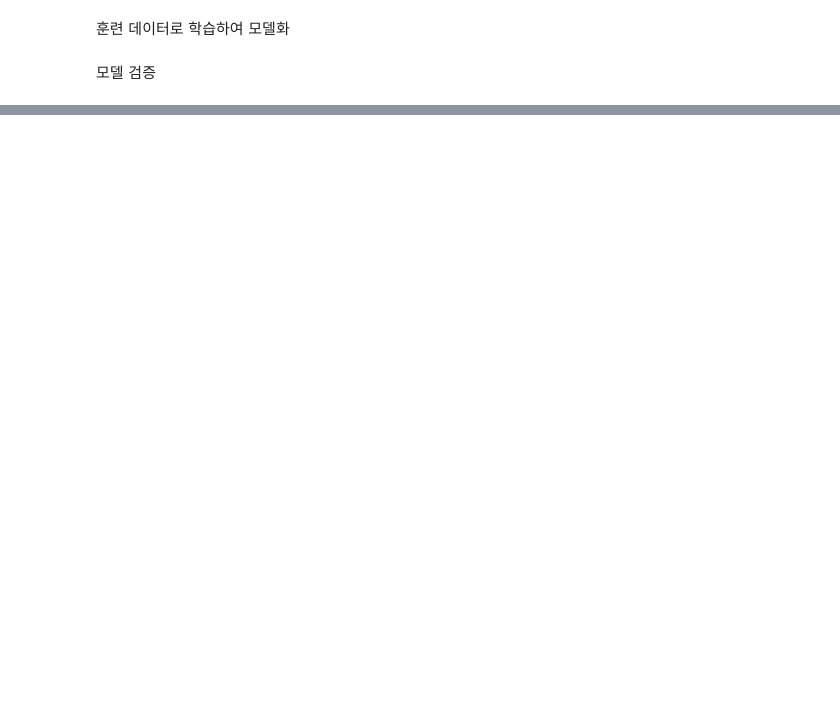
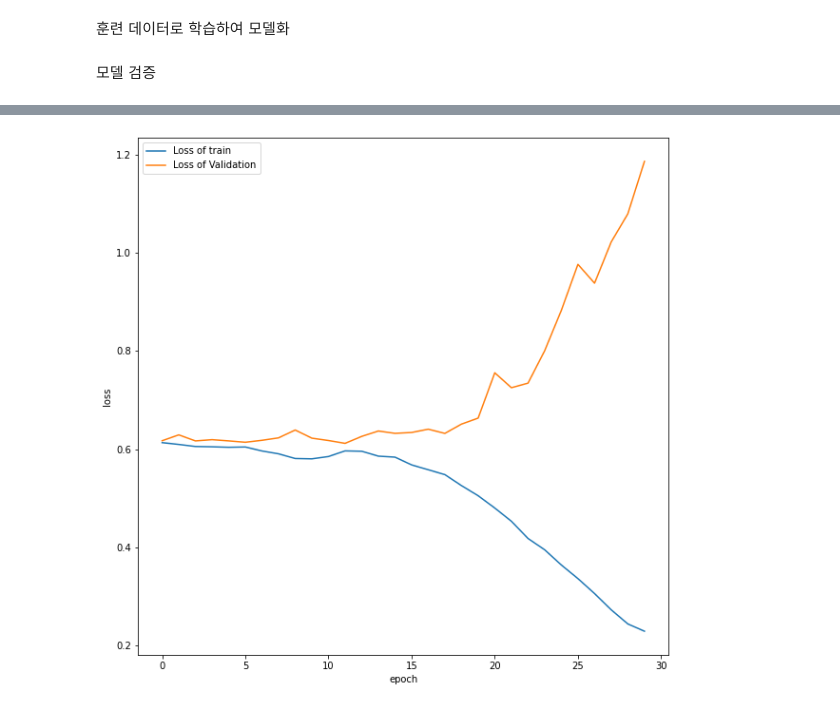
Before and after one commit to CaFeCoKe/Sat_english, a Jupyter notebook: Sat_pre_training.ipynb, the cells around one changed output, grey strips where cells are left out. Saved outputs shown, nothing was run; the diff lists cells and outputs as text; code cells hidden in the pictures; blank space fills up the shorter version.

Commit message:
Writed code for pre_training with CoLA
Writed code for pre_training with CoLA.
Checking for overfitting.

```diff
--- a/Sat_pre_training.ipynb
+++ b/Sat_pre_training.ipynb
@@ -180,14 +181,15 @@ def evaluate(model, iterator):
 
     model.eval()        # 모델을 eval모드로 설정(Dropout 미적용)
     with torch.no_grad():       # Gradient 계산 비활성화 (모델 평가에는 파라미터 업데이트 X)
-        for  batch in enumerate(iterator):
+        for _, batch in enumerate(iterator):
             text = batch.text
             label = batch.label.type(torch.FloatTensor)
 
             text = text.to(DEVICE)
             label = label.to(DEVICE)
 
-            output = model(text)
+            output = model(text).flatten()
+
             loss = criterion(output, label)
 
             valid_loss += loss.item()
@@ -195,0 +202,28 @@ def evaluate(model, iterator):
+# %%
+def epoch_time(start_time: int, end_time: int):     # epoch 시간
+    elapsed_time = end_time - start_time
+    elapsed_mins = int(elapsed_time / 60)
+    elapsed_secs = int(elapsed_time - (elapsed_mins * 60))
+    return elapsed_mins, elapsed_secs
+# %%
+loss_tr = []
+loss_val = []
+# %%
+for epoch in range(n_epochs):
+
+    start_time = time.time()
+
+    train_loss = train(lstm, cola_train_iterator, optimizer)
+    valid_loss = evaluate(lstm, cola_valid_iterator)
+
+    end_time = time.time()
+
+    epoch_mins, epoch_secs = epoch_time(start_time, end_time)
+
+    print(f"Epoch: {epoch+1:02} | Time: {epoch_mins}m {epoch_secs}s")
+    print(f"\tTrain Loss: {train_loss:.5f}")
+    print(f"\t Val. Loss: {valid_loss:.5f}")
+
+    # overfitting 확인하기 위한 플롯 그리기
+    loss_tr.append(train_loss)
+    loss_val.append(valid_loss)
@@ -195,0 +251,14 @@ def evaluate(model, iterator):
+# %%
+np1 = np.array(loss_tr)
+np2 = np.array(loss_val)
+
+plt.figure(figsize=(10, 10))
+plt.xlabel('epoch')
+plt.ylabel('loss')
+plt.plot(np1, label='Loss of train')
+plt.plot(np2, label='Loss of Validation')
+plt.legend()  # 라벨표시를 위한 범례
+
+plt.show()
+# %% [output]
+[figure, added]
```
Also changed, not shown: parts of 8 cells of this notebook.
